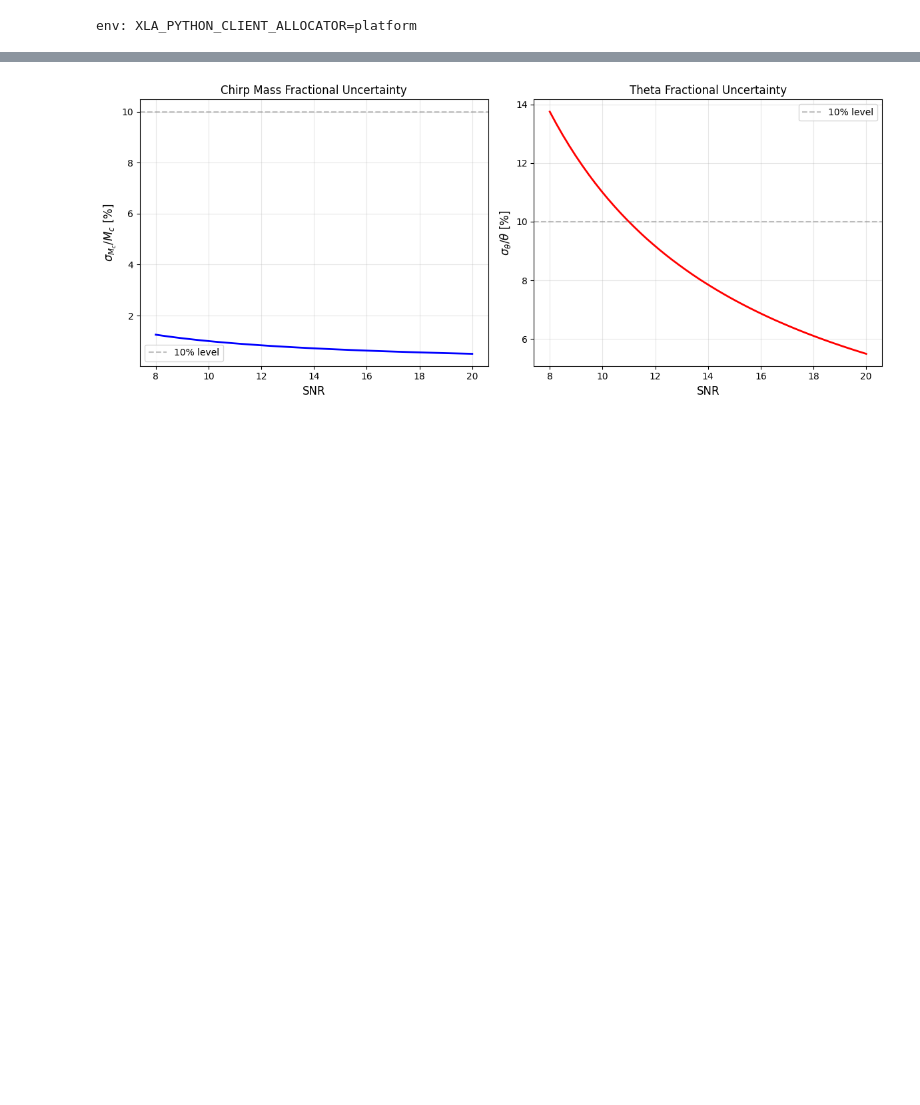
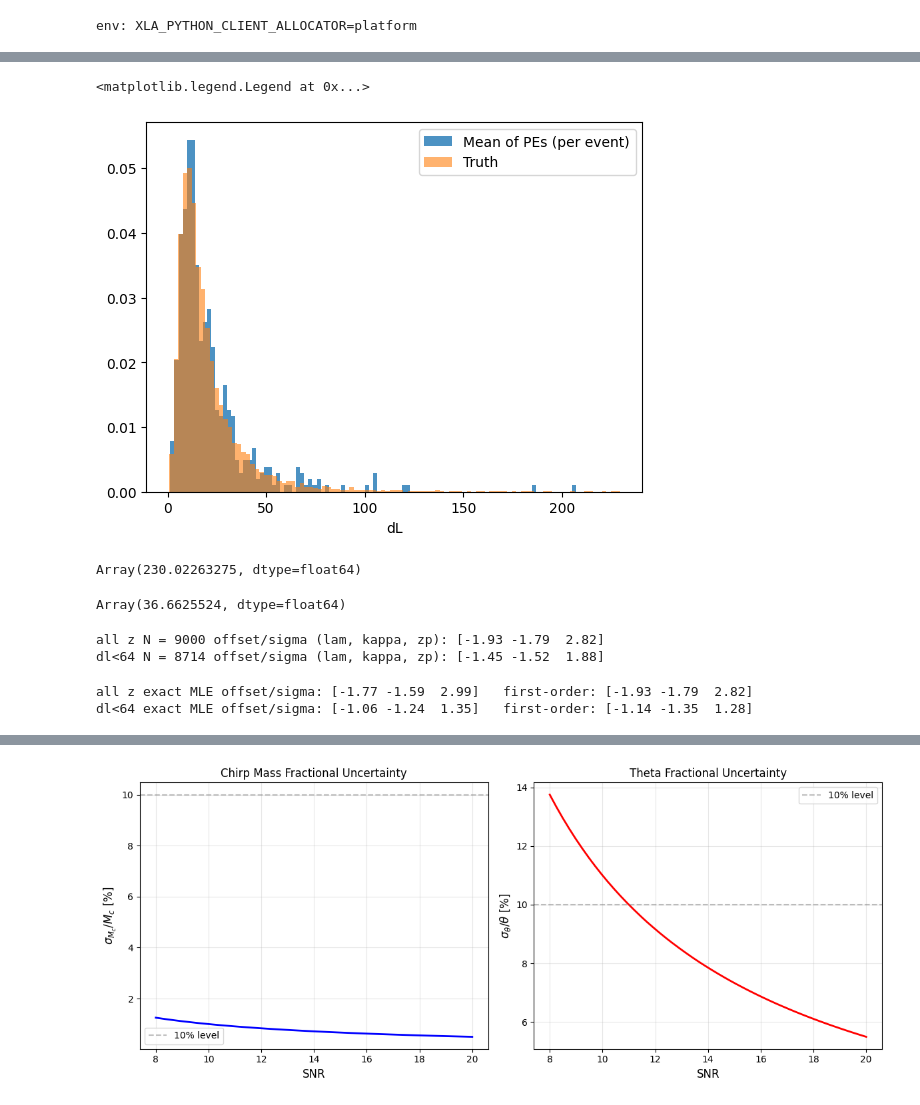
Before and after one commit to abby-moran/GW_pop_cosmo_inference, a Jupyter notebook: scripts/sandbox.ipynb, the cells around one changed output, grey strips where cells are left out. Drawn from its saved outputs; the diff is of its cells as text; code cells hidden in the pictures; blank space fills up the shorter version.

Commit message:
Found a bias coming from high z events in all CE runs. Ran tests without selection, without uncertainties at the event level and bias persists

```diff
--- a/scripts/sandbox.ipynb
+++ b/scripts/sandbox.ipynb
@@ -872,0 +111,6 @@ combined best delta = 1.064 +/- 0.040
+# %%
+with h5py.File(pe_file) as f: m1p, qp, dlp = f["m1"][:9000, 0], f["q"][:9000, 0], f["dl"][:9000, 0]
+s = sel.iloc[:9000]
+for name, a, b in [("m1d", m1p, s.m1d.values), ("q", qp, s.q.values), ("dl", dlp, s.dl.values)]:
+    r = a / b - 1
+    print(name, [f"{r[(s.z>=lo)&(s.z<hi)].mean():.1e}" for lo, hi in zip(bins[:-1], bins[1:])])
@@ -872,0 +442,18 @@ combined best delta = 1.064 +/- 0.040
+# %%
+mean_dls=np.mean(dls, axis=1)
+plt.hist(mean_dls, density=True, bins=100, alpha=0.8, label='Mean of PEs (per event)');
+plt.hist(dls_true, density=True, bins=100, alpha=0.6, label='Truth');
+plt.xlabel('dL')
+plt.legend()
+# %% [output]
+<matplotlib.legend.Legend at 0x...>
+[figure, added]
+# %%
+cosmo=intensity_models.FlatwCDMCosmology(h=true_vals['h'], w=true_vals['w'], Om=true_vals['Om'], zmax=20)
+cosmo.dL(20)
+# %% [output]
+Array(230.02263275, dtype=float64)
+# %%
+cosmo.dL(4)
+# %% [output]
+Array(36.6625524, dtype=float64)
@@ -873 +464,55 @@ combined best delta = 1.064 +/- 0.040
+# %%
+import numpy as np, pandas as pd
+sel = pd.read_hdf(sel_file, 'true_parameters')
+lam, kap, zp = 5.31, 7.18, 1.08
+
+def scores(z):
+    L, Lp = np.log1p(z), np.log1p(zp)
+    s = 1/(1 + np.exp(-kap*(L - Lp)))
+    # d/dlam, d/dkappa, d/dzp of log R(z)
+    return np.column_stack([L, -s*(L - Lp), s*kap/(1 + zp)])
+
+def predicted_offset(mask=None, nev=9000):
+    ev = np.zeros(len(sel), bool); ev[:nev] = True
+    m = np.ones(len(sel), bool) if mask is None else mask
+    S = scores(sel.z.values[m])
+    evm = ev[m]; N = evm.sum()
+    g = S[evm].sum(0) - N*S.mean(0)
+    F = N*np.cov(S.T)
+    se = np.sqrt(np.diag(np.linalg.inv(F)))
+    d = np.linalg.solve(F, g)            # first-order MLE offset from truth
+    return d, se, N
+
+for name, mask in [("all z", None), ("dl<64", (sel.dl.values < 64))]:
+    d, se, N = predicted_offset(mask)
+    print(name, "N =", N, "offset/sigma (lam, kappa, zp):", np.round(d/se, 2))
+# %% [output]
+all z N = 9000 offset/sigma (lam, kappa, zp): [-1.93 -1.79  2.82]
+dl<64 N = 8714 offset/sigma (lam, kappa, zp): [-1.45 -1.52  1.88]
+# %%
+from scipy.optimize import minimize
+truth = np.array([5.31, 7.18, 1.08])
+def logR(z, lam, kap, zp):
+    L = np.log1p(z)
+    return lam*L - np.logaddexp(0.0, kap*(L - np.log1p(zp)))
+
+def exact_mle(mask=None, nev=9000):
+    z = sel["z"].to_numpy()
+    ev = np.zeros(len(z), bool); ev[:nev] = True
+    if mask is not None: z, ev = z[mask], ev[mask]
+    z_ev, N, lr_true = z[ev], int(ev.sum()), logR(z, *truth)
+    def nll(p):
+        if p[1] <= 0 or p[2] <= 0: return 1e30
+        lr = logR(z, *p) - lr_true
+        log_mu = np.logaddexp.reduce(lr) - np.log(len(z))   # selection term: mean importance weight over the sel set
+        return -(logR(z_ev, *p).sum() - N*log_mu)
+    return minimize(nll, truth, method="Nelder-Mead", options=dict(xatol=1e-7, fatol=1e-9, maxiter=5000)).x
+
+for name, mask in [("all z", None), ("dl<64", sel.dl.values < 36)]:
+    d, se, N = predicted_offset(mask)
+    x = exact_mle(mask)
+    print(name, "exact MLE offset/sigma:", np.round((x - truth)/se, 2), "  first-order:", np.round(d/se, 2))
+# %% [output]
+all z exact MLE offset/sigma: [-1.77 -1.59  2.99]   first-order: [-1.93 -1.79  2.82]
+dl<64 exact MLE offset/sigma: [-1.06 -1.24  1.35]   first-order: [-1.14 -1.35  1.28]
 # %% [markdown]
```
Also changed, not shown: parts of 80 cells of this notebook, 34 other files.
